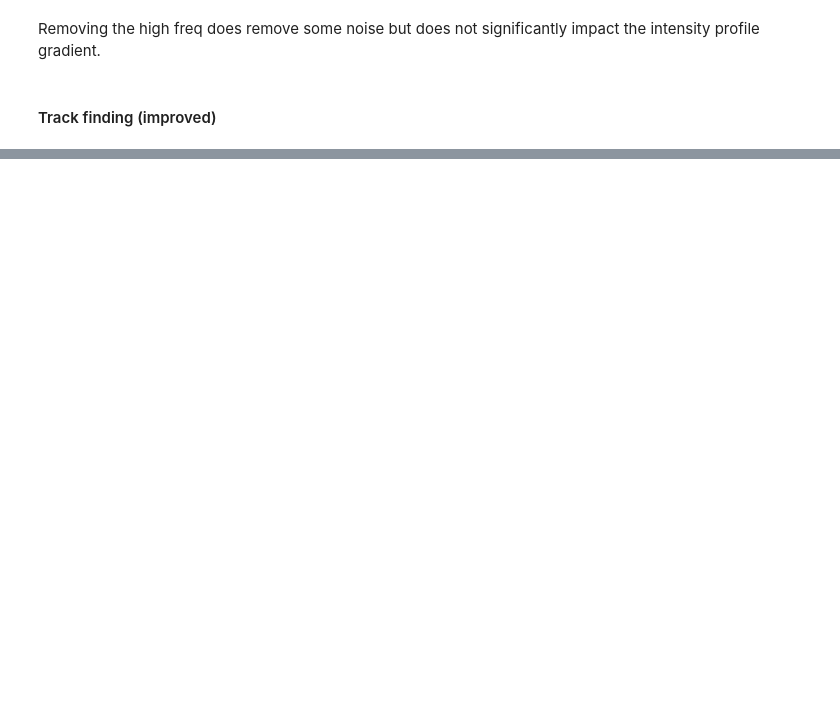
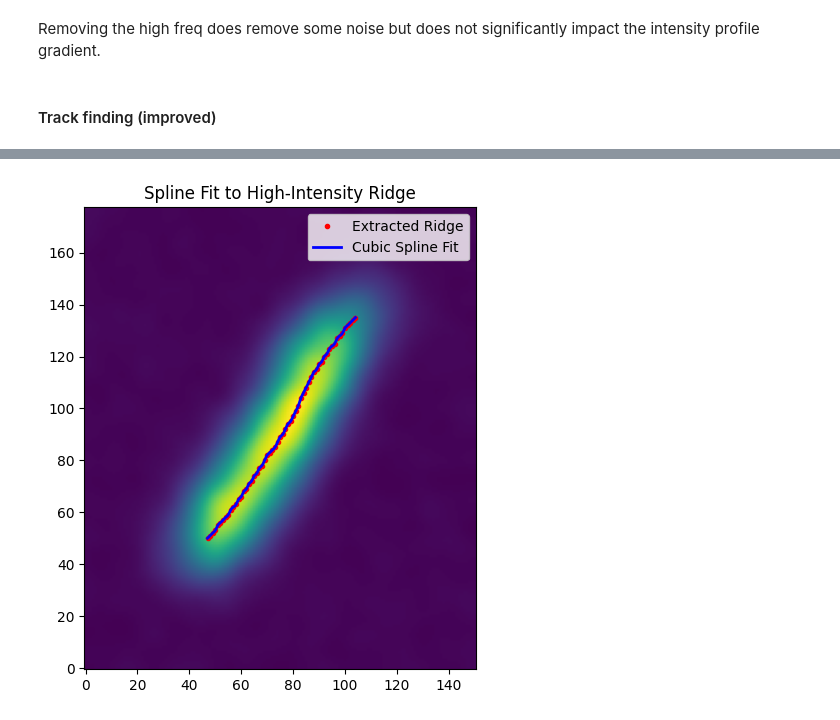
Before and after one commit to benstevens26/NRML-ANN, a Jupyter notebook: notebooks/feature_extraction.ipynb, the cells around one changed output, grey strips where cells are left out. Saved outputs shown, nothing was run; the diff lists cells and outputs as text; code cells hidden in the pictures; blank space fills up the shorter version.

```diff
--- a/notebooks/feature_extraction.ipynb
+++ b/notebooks/feature_extraction.ipynb
@@ -540,0 +546,46 @@ Removing the high freq does remove some noise but does not significantly impact
+# %%
+# cubic splining
+
+from scipy.interpolate import CubicSpline
+
+ridge_points = np.column_stack(np.where(skeleton))
+
+def sort_ridge_points(points):
+    from scipy.spatial import distance_matrix
+    sorted_points = [points[0]]
+    remaining = points[1:].tolist()
+
+    while remaining:
+        last_point = sorted_points[-1]
+        distances = distance_matrix([last_point], remaining)[0]
+        next_index = np.argmin(distances)
+        sorted_points.append(remaining.pop(next_index))
+
+    return np.array(sorted_points)
+
+sorted_ridge = sort_ridge_points(ridge_points)
+
+# Fit a cubic spline to the extracted ridge
+x_sorted, y_sorted = sorted_ridge[:, 1], sorted_ridge[:, 0]  # Convert (row, col) to (x, y)
+
+# Ensure unique x-values for interpolation
+_, unique_indices = np.unique(x_sorted, return_index=True)
+x_sorted, y_sorted = x_sorted[unique_indices], y_sorted[unique_indices]
+
+# Fit the cubic spline
+spline = CubicSpline(x_sorted, y_sorted)
+
+# Generate smooth curve
+x_fine = np.linspace(x_sorted.min(), x_sorted.max(), 500)
+y_fine = spline(x_fine)
+
+# Plot results
+plt.figure(figsize=(8, 6))
+plt.imshow(image, cmap='viridis', origin='lower')
+plt.plot(x_sorted, y_sorted, 'ro', markersize=3, label='Extracted Ridge')
+plt.plot(x_fine, y_fine, 'b-', linewidth=2, label='Cubic Spline Fit')
+plt.legend()
+plt.title("Spline Fit to High-Intensity Ridge")
+plt.show()
+# %% [output]
+[figure, added]
```
Also changed, not shown: parts of 23 cells of this notebook.
